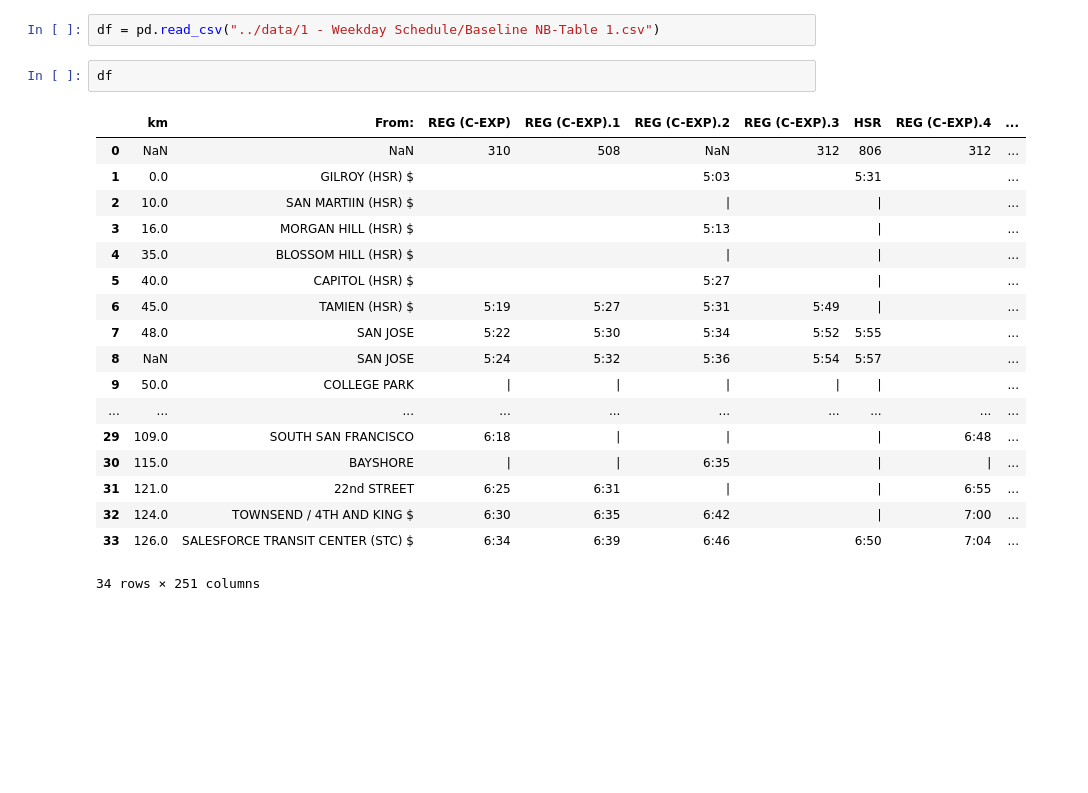
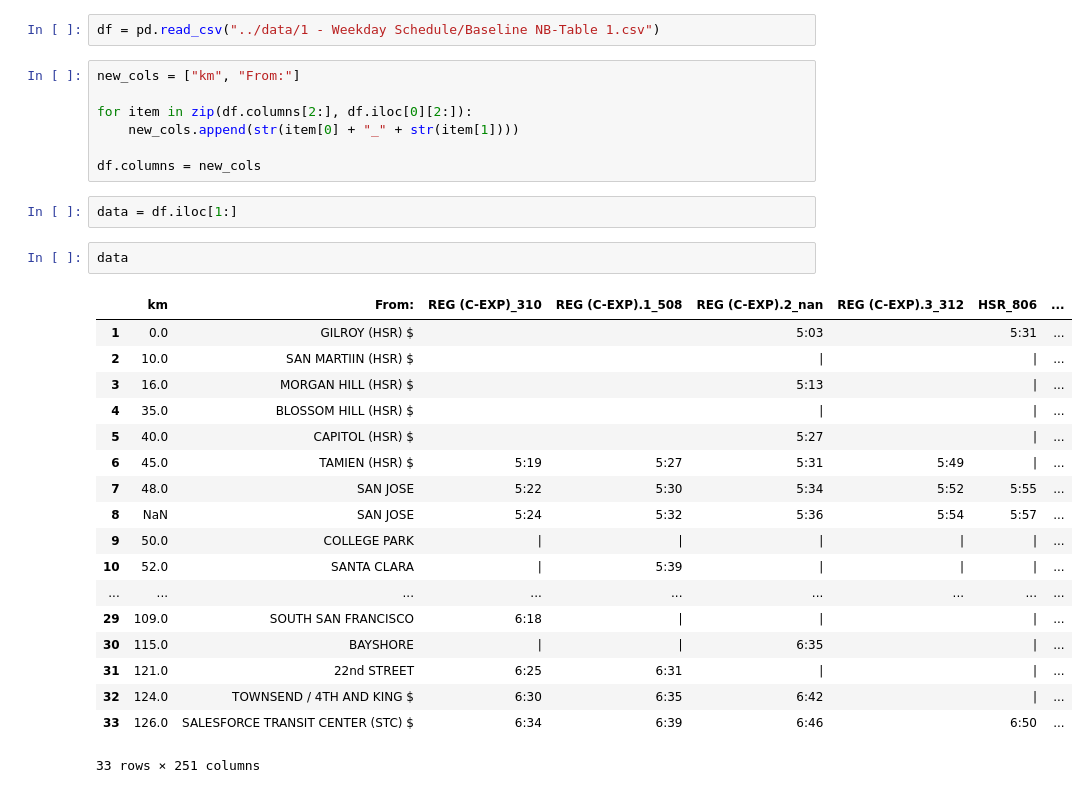
Before and after one commit to sfbrigade/calviz, a Jupyter notebook: notebooks/parse_schedule.ipynb, the cells around one changed output. Drawn from its saved outputs; the diff is of its cells as text; blank space fills up the shorter version.

```diff
--- a/notebooks/parse_schedule.ipynb
+++ b/notebooks/parse_schedule.ipynb
@@ -2,24 +2,33 @@
 import pandas as pd
 # %%
 df = pd.read_csv("../data/1 - Weekday Schedule/Baseline NB-Table 1.csv")
-# %%
-df
-# %% [output]
-|  | km | From: | REG (C-EXP) | REG (C-EXP).1 | REG (C-EXP).2 | REG (C-EXP).3 | HSR | REG (C-EXP).4 | ... |
-| 0 | NaN | NaN | 310 | 508 | NaN | 312 | 806 | 312 | ... |
-| 1 | 0.0 | GILROY (HSR) $ |  |  | 5:03 |  | 5:31 |  | ... |
-| 2 | 10.0 | SAN MARTIIN (HSR) $ |  |  | | |  | | |  | ... |
-| 3 | 16.0 | MORGAN HILL (HSR) $ |  |  | 5:13 |  | | |  | ... |
-| 4 | 35.0 | BLOSSOM HILL (HSR) $ |  |  | | |  | | |  | ... |
-| 5 | 40.0 | CAPITOL (HSR) $ |  |  | 5:27 |  | | |  | ... |
-| 6 | 45.0 | TAMIEN (HSR) $ | 5:19 | 5:27 | 5:31 | 5:49 | | |  | ... |
-| 7 | 48.0 | SAN JOSE | 5:22 | 5:30 | 5:34 | 5:52 | 5:55 |  | ... |
-| 8 | NaN | SAN JOSE | 5:24 | 5:32 | 5:36 | 5:54 | 5:57 |  | ... |
-| 9 | 50.0 | COLLEGE PARK | | | | | | | | | | |  | ... |
-| ... | ... | ... | ... | ... | ... | ... | ... | ... | ... |
-| 29 | 109.0 | SOUTH SAN FRANCISCO | 6:18 | | | | |  | | | 6:48 | ... |
-| 30 | 115.0 | BAYSHORE | | | | | 6:35 |  | | | | | ... |
-| 31 | 121.0 | 22nd STREET | 6:25 | 6:31 | | |  | | | 6:55 | ... |
-| 32 | 124.0 | TOWNSEND / 4TH AND KING $ | 6:30 | 6:35 | 6:42 |  | | | 7:00 | ... |
-| 33 | 126.0 | SALESFORCE TRANSIT CENTER (STC) $ | 6:34 | 6:39 | 6:46 |  | 6:50 | 7:04 | ... |
-34 rows × 251 columns
+# %%
+new_cols = ["km", "From:"]
+
+for item in zip(df.columns[2:], df.iloc[0][2:]):
+    new_cols.append(str(item[0] + "_" + str(item[1])))
+
+df.columns = new_cols
+# %%
+data = df.iloc[1:]
+# %%
+data
+# %% [output]
+|  | km | From: | REG (C-EXP)_310 | REG (C-EXP).1_508 | REG (C-EXP).2_nan | REG (C-EXP).3_312 | HSR_806 | ... |
+| 1 | 0.0 | GILROY (HSR) $ |  |  | 5:03 |  | 5:31 | ... |
+| 2 | 10.0 | SAN MARTIIN (HSR) $ |  |  | | |  | | | ... |
+| 3 | 16.0 | MORGAN HILL (HSR) $ |  |  | 5:13 |  | | | ... |
+| 4 | 35.0 | BLOSSOM HILL (HSR) $ |  |  | | |  | | | ... |
+| 5 | 40.0 | CAPITOL (HSR) $ |  |  | 5:27 |  | | | ... |
+| 6 | 45.0 | TAMIEN (HSR) $ | 5:19 | 5:27 | 5:31 | 5:49 | | | ... |
+| 7 | 48.0 | SAN JOSE | 5:22 | 5:30 | 5:34 | 5:52 | 5:55 | ... |
+| 8 | NaN | SAN JOSE | 5:24 | 5:32 | 5:36 | 5:54 | 5:57 | ... |
+| 9 | 50.0 | COLLEGE PARK | | | | | | | | | | | ... |
+| 10 | 52.0 | SANTA CLARA | | | 5:39 | | | | | | | ... |
+| ... | ... | ... | ... | ... | ... | ... | ... | ... |
+| 29 | 109.0 | SOUTH SAN FRANCISCO | 6:18 | | | | |  | | | ... |
+| 30 | 115.0 | BAYSHORE | | | | | 6:35 |  | | | ... |
+| 31 | 121.0 | 22nd STREET | 6:25 | 6:31 | | |  | | | ... |
+| 32 | 124.0 | TOWNSEND / 4TH AND KING $ | 6:30 | 6:35 | 6:42 |  | | | ... |
+| 33 | 126.0 | SALESFORCE TRANSIT CENTER (STC) $ | 6:34 | 6:39 | 6:46 |  | 6:50 | ... |
+33 rows × 251 columns
```
